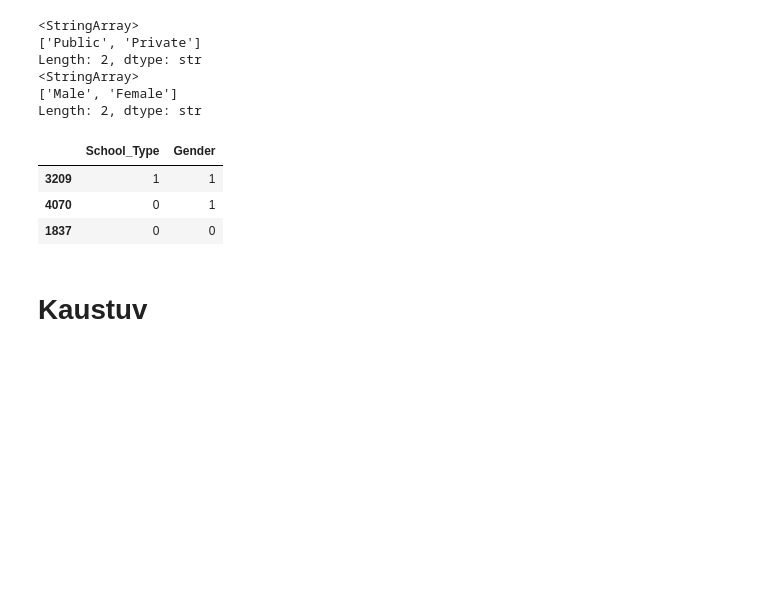
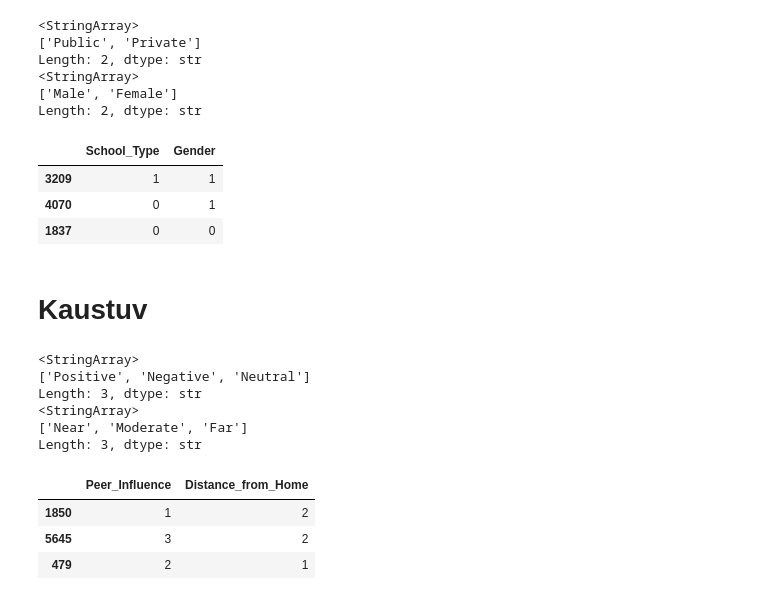
Before and after one commit to stha-kaustuv/Student-Performance-Tracker, a Jupyter notebook: notebooks/analysis.ipynb, the cells around one changed output. Drawn from its saved outputs; the diff is of its cells as text; code cells hidden in the pictures; blank space fills up the shorter version.

Commit message:
gender/peerinfluence feature encoding

```diff
--- a/notebooks/analysis.ipynb
+++ b/notebooks/analysis.ipynb
@@ -111,0 +110,22 @@ df[['School_Type','Gender']].sample(3)
+# %%
+# kaustuv's code
+# Peer_Influence(Negative=1,Neutral=2,Positive=3),Distance_from_Home(Near=1,Moderate=2,Far=3)
+# print(df.Gender.unique())
+print(df.Peer_Influence.unique())
+print(df.Distance_from_Home.unique())
+# %% [output]
+<StringArray>
+['Positive', 'Negative', 'Neutral']
+Length: 3, dtype: str
+<StringArray>
+['Near', 'Moderate', 'Far']
+Length: 3, dtype: str
+# %%
+df['Peer_Influence'] = df['Peer_Influence'].map({'Negative': 1, 'Neutral': 2, 'Positive': 3})
+df['Distance_from_Home']=df['Distance_from_Home'].map({'Near':1, 'Moderate':2, 'Far':3})
+df[["Peer_Influence", "Distance_from_Home"]].sample(3)
+# %% [output]
+|  | Peer_Influence | Distance_from_Home |
+| 1850 | 1 | 2 |
+| 5645 | 3 | 2 |
+| 479 | 2 | 1 |
```
Also changed, not shown: parts of 1 cell of this notebook.
